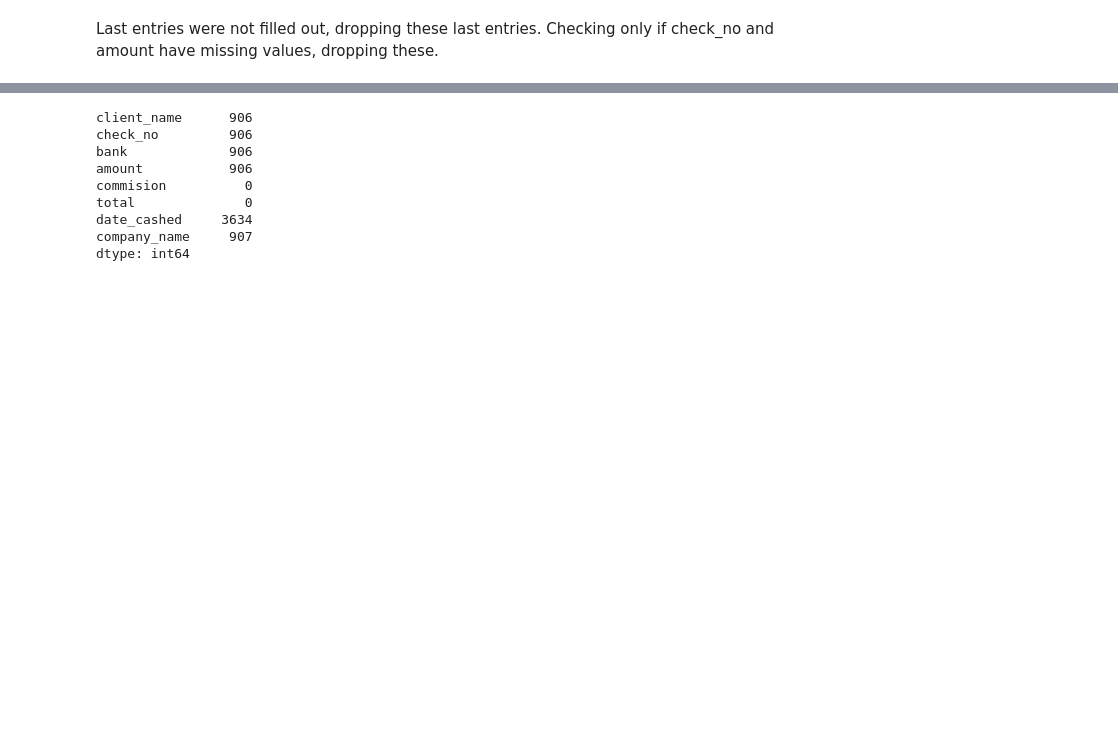
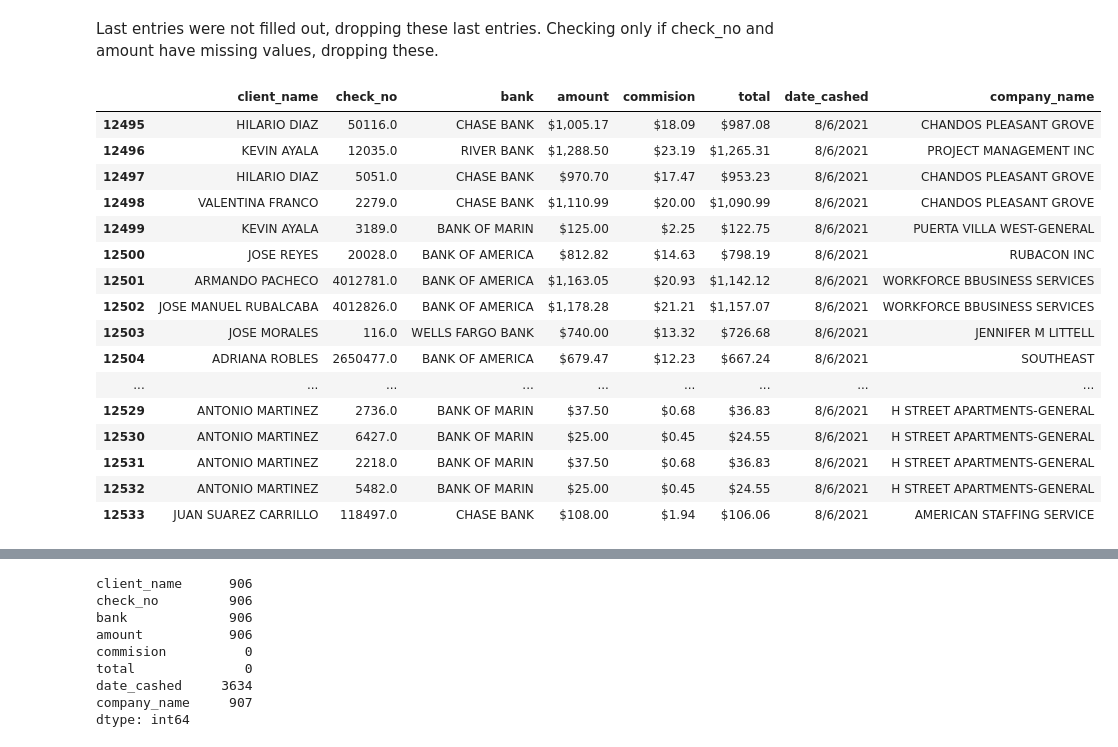
Before and after one commit to kassandratrejo/StatsForecast, a Jupyter notebook: Checks_List.ipynb, the cells around one changed output, grey strips where cells are left out. Saved outputs shown, nothing was run; the diff lists cells and outputs as text; code cells hidden in the pictures; blank space fills up the shorter version.

```diff
--- a/Checks_List.ipynb
+++ b/Checks_List.ipynb
@@ -91,3 +98,23 @@ checks_df.tail()
 # %% [markdown]
 Last entries were not filled out, dropping these last entries.
 Checking only if check_no and amount have missing values, dropping these.
+# %%
+checks_df[checks_df.date_cashed == '8/6/2021']
+# %% [output]
+|  | client_name | check_no | bank | amount | commision | total | date_cashed | company_name |
+| 12495 | HILARIO DIAZ | 50116.0 | CHASE BANK | $1,005.17 | $18.09 | $987.08 | 8/6/2021 | CHANDOS PLEASANT GROVE |
+| 12496 | KEVIN AYALA | 12035.0 | RIVER BANK | $1,288.50 | $23.19 | $1,265.31 | 8/6/2021 | PROJECT MANAGEMENT INC |
+| 12497 | HILARIO DIAZ | 5051.0 | CHASE BANK | $970.70 | $17.47 | $953.23 | 8/6/2021 | CHANDOS PLEASANT GROVE |
+| 12498 | VALENTINA FRANCO | 2279.0 | CHASE BANK | $1,110.99 | $20.00 | $1,090.99 | 8/6/2021 | CHANDOS PLEASANT GROVE |
+| 12499 | KEVIN AYALA | 3189.0 | BANK OF MARIN | $125.00 | $2.25 | $122.75 | 8/6/2021 | PUERTA VILLA WEST-GENERAL |
+| 12500 | JOSE REYES | 20028.0 | BANK OF AMERICA | $812.82 | $14.63 | $798.19 | 8/6/2021 | RUBACON INC |
+| 12501 | ARMANDO PACHECO | 4012781.0 | BANK OF AMERICA | $1,163.05 | $20.93 | $1,142.12 | 8/6/2021 | WORKFORCE BBUSINESS SERVICES |
+| 12502 | JOSE MANUEL RUBALCABA | 4012826.0 | BANK OF AMERICA | $1,178.28 | $21.21 | $1,157.07 | 8/6/2021 | WORKFORCE BBUSINESS SERVICES |
+| 12503 | JOSE MORALES | 116.0 | WELLS FARGO BANK | $740.00 | $13.32 | $726.68 | 8/6/2021 | JENNIFER M LITTELL |
+| 12504 | ADRIANA ROBLES | 2650477.0 | BANK OF AMERICA | $679.47 | $12.23 | $667.24 | 8/6/2021 | SOUTHEAST |
+| ... | ... | ... | ... | ... | ... | ... | ... | ... |
+| 12529 | ANTONIO MARTINEZ | 2736.0 | BANK OF MARIN | $37.50 | $0.68 | $36.83 | 8/6/2021 | H STREET APARTMENTS-GENERAL |
+| 12530 | ANTONIO MARTINEZ | 6427.0 | BANK OF MARIN | $25.00 | $0.45 | $24.55 | 8/6/2021 | H STREET APARTMENTS-GENERAL |
+| 12531 | ANTONIO MARTINEZ | 2218.0 | BANK OF MARIN | $37.50 | $0.68 | $36.83 | 8/6/2021 | H STREET APARTMENTS-GENERAL |
+| 12532 | ANTONIO MARTINEZ | 5482.0 | BANK OF MARIN | $25.00 | $0.45 | $24.55 | 8/6/2021 | H STREET APARTMENTS-GENERAL |
+| 12533 | JUAN SUAREZ CARRILLO | 118497.0 | CHASE BANK | $108.00 | $1.94 | $106.06 | 8/6/2021 | AMERICAN STAFFING SERVICE |
```
Also changed, not shown: parts of 61 cells of this notebook.
